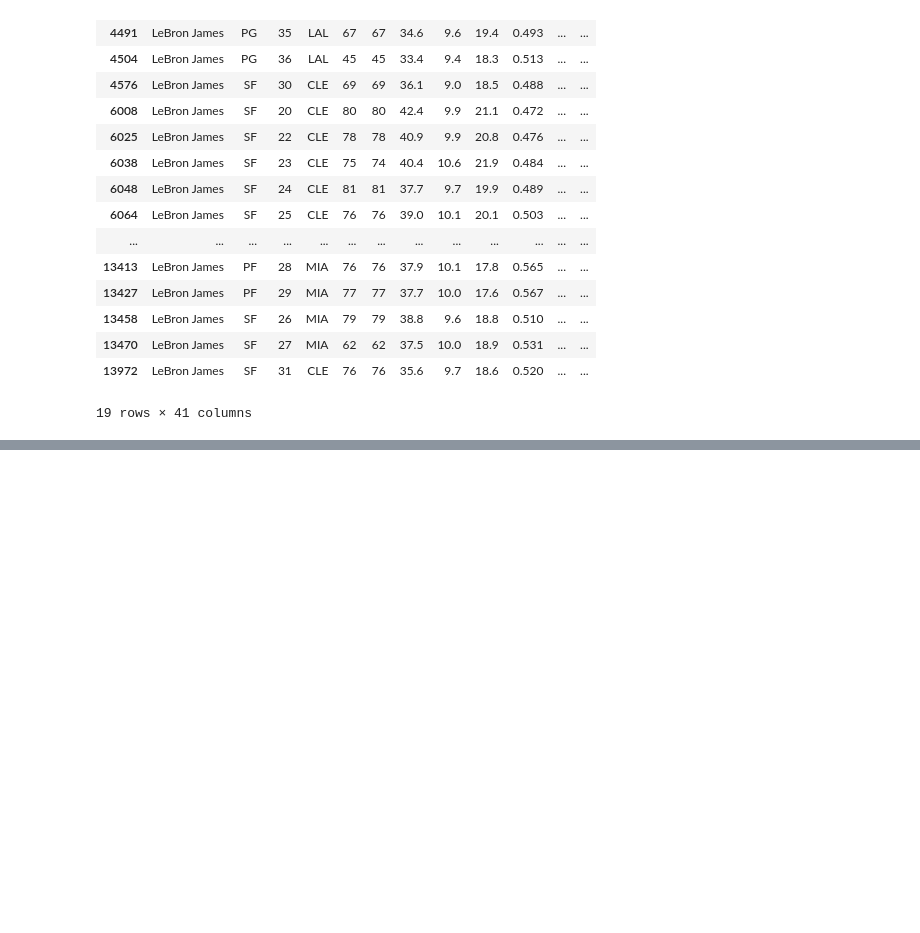
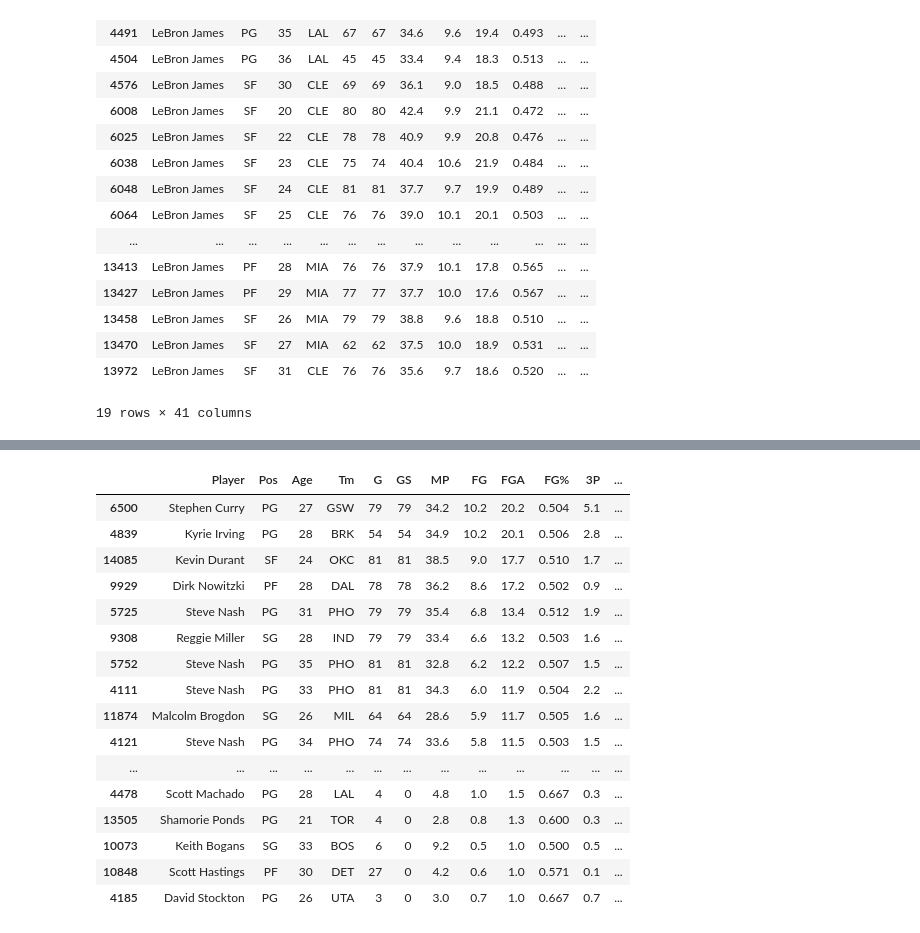
Before and after one commit to ynd24/NBA_MVP_PREDICTOR, a Jupyter notebook: DataCleaning.ipynb, the cells around one changed output, grey strips where cells are left out. Drawn from its saved outputs; the diff is of its cells as text; code cells hidden in the pictures; blank space fills up the shorter version.

```diff
--- a/DataCleaning.ipynb
+++ b/DataCleaning.ipynb
@@ -512,3 +512,8 @@ stats[stats["Player"] == "LeBron James"]
 | 13470 | LeBron James | SF | 27 | MIA | 62 | 62 | 37.5 | 10.0 | 18.9 | 0.531 | ... | ... |
 | 13972 | LeBron James | SF | 31 | CLE | 76 | 76 | 35.6 | 9.7 | 18.6 | 0.520 | ... | ... |
 19 rows × 41 columns
+# %%
+pd.set_option('display.max_columns', None)
+pd.set_option('display.max_rows', None)
+pd.set_option('display.width', None)
+pd.set_option('display.max_colwidth', None)
@@ -514,0 +533,22 @@ stats[stats["Player"] == "LeBron James"]
+# %%
+fifty_fourty_ninety = stats[(stats["FG%"] >= 0.5) & (stats["3P%"] >= 0.4) & (stats["FT%"] >= 0.900)].sort_values("FGA", ascending = False)
+# %%
+fifty_fourty_ninety
+# %% [output]
+|  | Player | Pos | Age | Tm | G | GS | MP | FG | FGA | FG% | 3P | ... |
+| 6500 | Stephen Curry | PG | 27 | GSW | 79 | 79 | 34.2 | 10.2 | 20.2 | 0.504 | 5.1 | ... |
+| 4839 | Kyrie Irving | PG | 28 | BRK | 54 | 54 | 34.9 | 10.2 | 20.1 | 0.506 | 2.8 | ... |
+| 14085 | Kevin Durant | SF | 24 | OKC | 81 | 81 | 38.5 | 9.0 | 17.7 | 0.510 | 1.7 | ... |
+| 9929 | Dirk Nowitzki | PF | 28 | DAL | 78 | 78 | 36.2 | 8.6 | 17.2 | 0.502 | 0.9 | ... |
+| 5725 | Steve Nash | PG | 31 | PHO | 79 | 79 | 35.4 | 6.8 | 13.4 | 0.512 | 1.9 | ... |
+| 9308 | Reggie Miller | SG | 28 | IND | 79 | 79 | 33.4 | 6.6 | 13.2 | 0.503 | 1.6 | ... |
+| 5752 | Steve Nash | PG | 35 | PHO | 81 | 81 | 32.8 | 6.2 | 12.2 | 0.507 | 1.5 | ... |
+| 4111 | Steve Nash | PG | 33 | PHO | 81 | 81 | 34.3 | 6.0 | 11.9 | 0.504 | 2.2 | ... |
+| 11874 | Malcolm Brogdon | SG | 26 | MIL | 64 | 64 | 28.6 | 5.9 | 11.7 | 0.505 | 1.6 | ... |
+| 4121 | Steve Nash | PG | 34 | PHO | 74 | 74 | 33.6 | 5.8 | 11.5 | 0.503 | 1.5 | ... |
+| ... | ... | ... | ... | ... | ... | ... | ... | ... | ... | ... | ... | ... |
+| 4478 | Scott Machado | PG | 28 | LAL | 4 | 0 | 4.8 | 1.0 | 1.5 | 0.667 | 0.3 | ... |
+| 13505 | Shamorie Ponds | PG | 21 | TOR | 4 | 0 | 2.8 | 0.8 | 1.3 | 0.600 | 0.3 | ... |
+| 10073 | Keith Bogans | SG | 33 | BOS | 6 | 0 | 9.2 | 0.5 | 1.0 | 0.500 | 0.5 | ... |
+| 10848 | Scott Hastings | PF | 30 | DET | 27 | 0 | 4.2 | 0.6 | 1.0 | 0.571 | 0.1 | ... |
+| 4185 | David Stockton | PG | 26 | UTA | 3 | 0 | 3.0 | 0.7 | 1.0 | 0.667 | 0.7 | ... |
```
Also changed, not shown: parts of 1 cell of this notebook, 1 other file.
